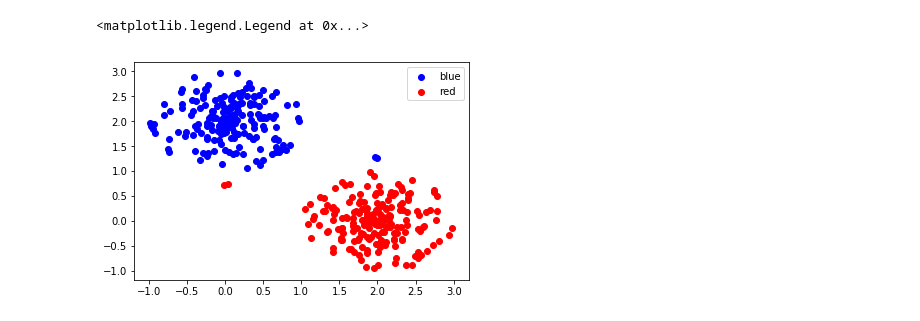
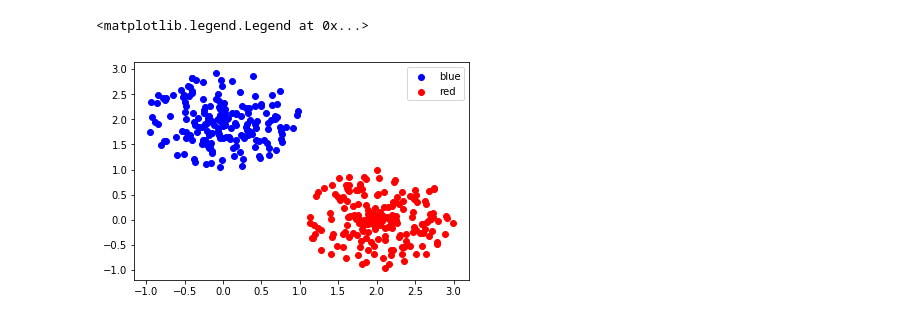
Before and after one commit to mriberodiaz/adversarial_weights, a Jupyter notebook: 2d_toy_example-Reweighting.ipynb, the cells around one changed output. Saved outputs shown, nothing was run; the diff lists cells and outputs as text; code cells hidden in the pictures.

```diff
--- a/2d_toy_example-Reweighting.ipynb
+++ b/2d_toy_example-Reweighting.ipynb
@@ -29,35 +29,35 @@ def uniform_circle_samples(c, r, numpts):
             in zip(np.random.uniform(-np.pi, np.pi, numpts), np.random.uniform(0, 1, numpts))]
     return np.asarray(a_list)
 
 # Points drawn uniformly from two circles
 numpts = 200
 c1 = np.asarray([0,2]); c2 = np.asarray([2,0])
 X1 = uniform_circle_samples(c1, 1, numpts)
 X2 = uniform_circle_samples(c2, 1, numpts)
 
 # Two manually chosen points added
 epsilon = 0.25
 x_red = np.asarray([0, 1-epsilon]); x_blu = np.asarray([2, 1+epsilon])
 numpts2 = max(int(numpts/100), 1)
-# numpts2 = 0
+numpts2 = 0
 X1_b = uniform_circle_samples(x_blu, epsilon/3, numpts2); X2_b = uniform_circle_samples(x_red, epsilon/3, numpts2)
 if np.shape(X1_b)[0] > 0 and np.shape(X2_b)[0] > 0:
     X1 = np.vstack([X1, X1_b]); X2 = np.vstack([X2, X2_b])
 
 
 # Create Data with Labels
 X = torch.Tensor(np.vstack([X1, X2]))
 y = torch.Tensor(np.hstack([np.zeros([1, np.shape(X1)[0]]), np.ones([1, np.shape(X2)[0]])])[0]).long()
 numpts_total = np.shape(X)[0]
 y_mod = torch.Tensor([[1, 0] if elem == 0 else [0, 1] for elem in y])
 
 # Visualize Data
 plt.scatter(X1[:,0], X1[:,1], label='blue', c='blue')
 plt.scatter(X2[:,0], X2[:,1], label='red', c='red')
 plt.legend()
 # %% [output]
 <matplotlib.legend.Legend at 0x...>
-[figure, old version]
+[figure, new version]
 # %%
 #---------- Load Simple Network  -----------------
 layer_sizes = [2, 2]
```
Also changed, not shown: parts of 4 cells of this notebook, 2 other files.
